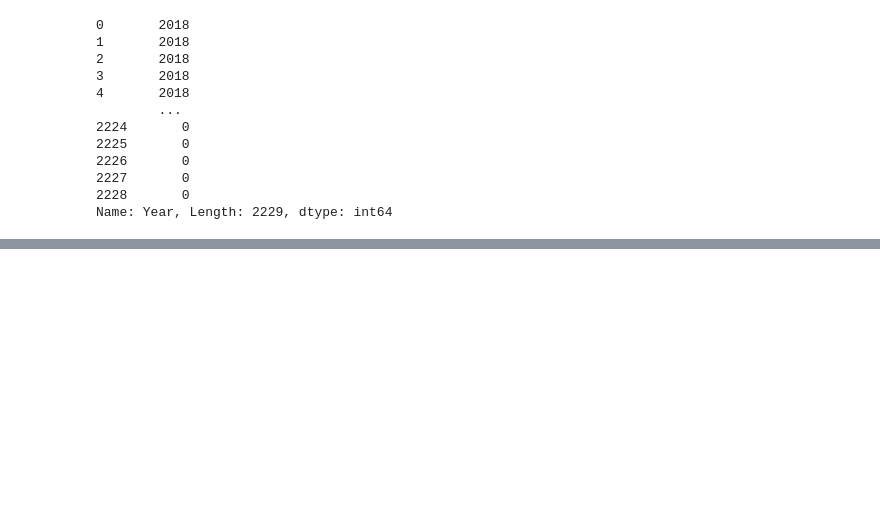
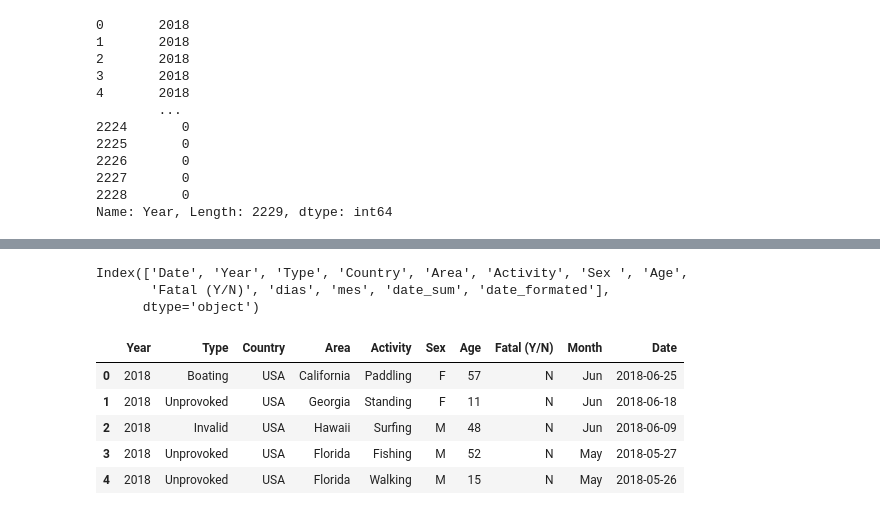
Before and after one commit to pgmar257/Project-Sharks, a Jupyter notebook: tiburones.ipynb, the cells around one changed output, grey strips where cells are left out. Cells and saved outputs as stored; diff of their text form; code cells hidden in the pictures; blank space fills up the shorter version.

```diff
--- a/tiburones.ipynb
+++ b/tiburones.ipynb
@@ -452,3 +475,8 @@ df_final['Year']
 Name: Year, Length: 2229, dtype: int64
 # %%
 # filtrar por >= 1950
+# %%
+%time
+df_cleaning['dias'] = df_cleaning['Date'].str.extract(r'(\d{2})-').replace('00', '01')
+
+df_cleaning['mes'] = df_cleaning['Date'].str.extract(r'-(\w{3})-')
@@ -454,0 +486,27 @@ Name: Year, Length: 2229, dtype: int64
+# %%
+df_cleaning['Year'] = df_cleaning['Year'].values.astype('str')
+# %%
+df_cleaning['date_sum'] = df_cleaning['dias']+'-'+df_cleaning['mes']+'-'+df_cleaning['Year']
+df_cleaning['date_formated'] = pd.to_datetime(df_cleaning['date_sum'])
+# %%
+df_cleaning.columns
+# %% [output]
+Index(['Date', 'Year', 'Type', 'Country', 'Area', 'Activity', 'Sex ', 'Age',
+       'Fatal (Y/N)', 'dias', 'mes', 'date_sum', 'date_formated'],
+      dtype='object')
+# %%
+df_cleaning_filtered = df_cleaning[['Year', 'Type', 'Country', 'Area', 'Activity', 'Sex ', 'Age',
+       'Fatal (Y/N)', 'mes', 'date_formated']]
+
+
+
+df_cleaning_filtered.rename(columns = {'date_formated':'Date', 'mes': 'Month'}, inplace = True)
+# %%
+df_cleaning_filtered.head()
+# %% [output]
+|  | Year | Type | Country | Area | Activity | Sex | Age | Fatal (Y/N) | Month | Date |
+| 0 | 2018 | Boating | USA | California | Paddling | F | 57 | N | Jun | 2018-06-25 |
+| 1 | 2018 | Unprovoked | USA | Georgia | Standing | F | 11 | N | Jun | 2018-06-18 |
+| 2 | 2018 | Invalid | USA | Hawaii | Surfing | M | 48 | N | Jun | 2018-06-09 |
+| 3 | 2018 | Unprovoked | USA | Florida | Fishing | M | 52 | N | May | 2018-05-27 |
+| 4 | 2018 | Unprovoked | USA | Florida | Walking | M | 15 | N | May | 2018-05-26 |
```
Also changed, not shown: parts of 25 cells of this notebook, 1 other file.
